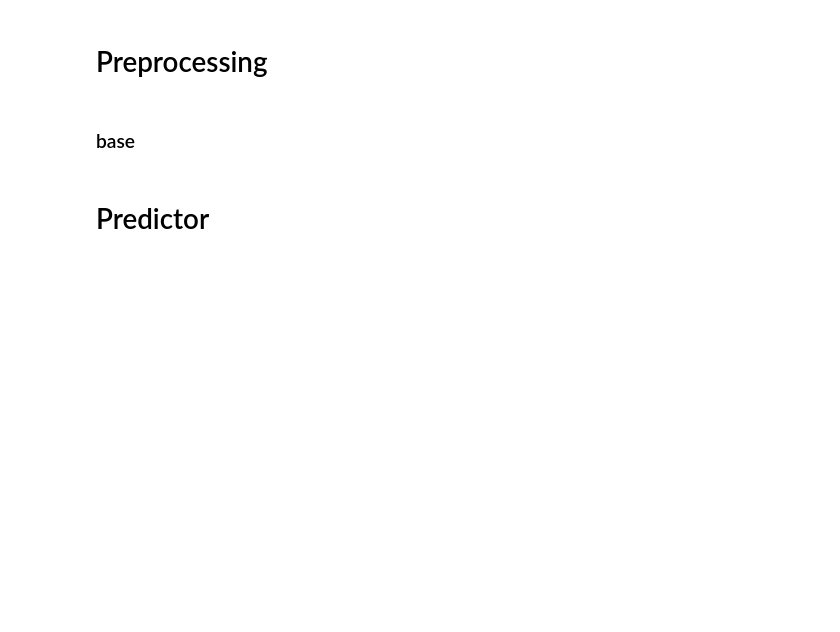
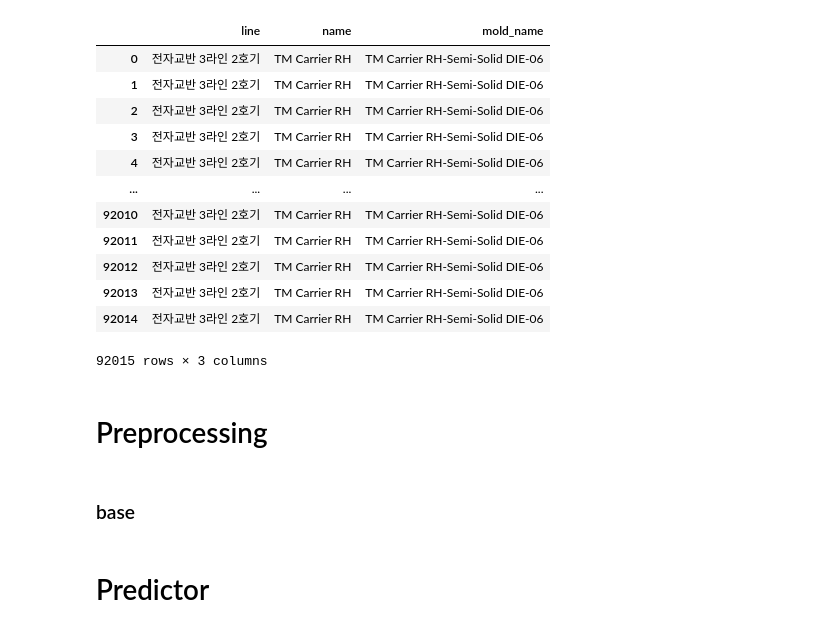
Before and after one commit to muk-jjang/2024_KAMP_casting_optimization_competition, a Jupyter notebook: casting_optimization/main.ipynb, the cells around one changed output. Drawn from its saved outputs; the diff is of its cells as text; code cells hidden in the pictures; blank space fills up the shorter version.

```diff
--- a/casting_optimization/main.ipynb
+++ b/casting_optimization/main.ipynb
@@ -40,6 +40,22 @@ torch version: 2.0.1+cu117
 # %%
 data_origin = pd.read_csv(paths.origin_path, encoding = 'euc-kr')
 data = data_origin[columns.use_columns]
+# %%
+data_origin[['line', 'name', 'mold_name']]
+# %% [output]
+|  | line | name | mold_name |
+| 0 | 전자교반 3라인 2호기 | TM Carrier RH | TM Carrier RH-Semi-Solid DIE-06 |
+| 1 | 전자교반 3라인 2호기 | TM Carrier RH | TM Carrier RH-Semi-Solid DIE-06 |
+| 2 | 전자교반 3라인 2호기 | TM Carrier RH | TM Carrier RH-Semi-Solid DIE-06 |
+| 3 | 전자교반 3라인 2호기 | TM Carrier RH | TM Carrier RH-Semi-Solid DIE-06 |
+| 4 | 전자교반 3라인 2호기 | TM Carrier RH | TM Carrier RH-Semi-Solid DIE-06 |
+| ... | ... | ... | ... |
+| 92010 | 전자교반 3라인 2호기 | TM Carrier RH | TM Carrier RH-Semi-Solid DIE-06 |
+| 92011 | 전자교반 3라인 2호기 | TM Carrier RH | TM Carrier RH-Semi-Solid DIE-06 |
+| 92012 | 전자교반 3라인 2호기 | TM Carrier RH | TM Carrier RH-Semi-Solid DIE-06 |
+| 92013 | 전자교반 3라인 2호기 | TM Carrier RH | TM Carrier RH-Semi-Solid DIE-06 |
+| 92014 | 전자교반 3라인 2호기 | TM Carrier RH | TM Carrier RH-Semi-Solid DIE-06 |
+92015 rows × 3 columns
 # %% [markdown]
 # Preprocessing
 # %% [markdown]
```
Also changed, not shown: parts of 3 cells of this notebook, 5 other files.
